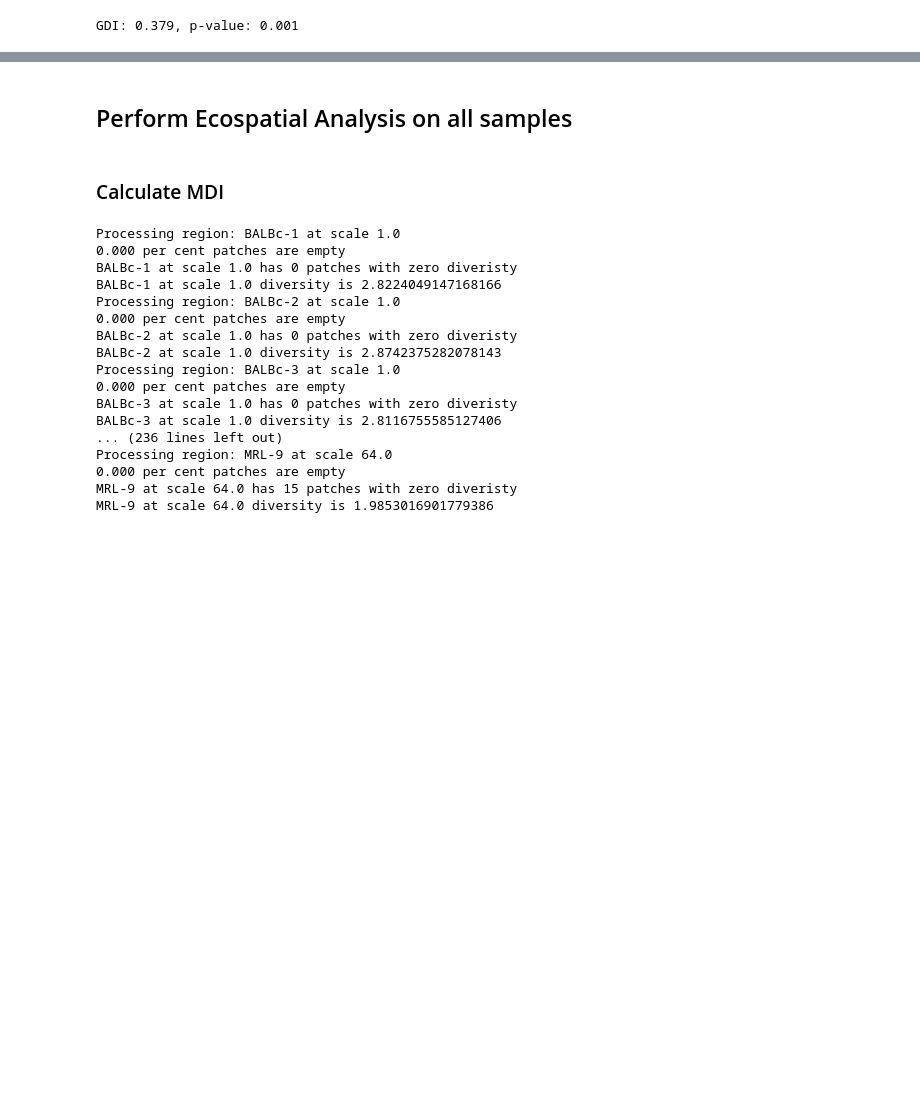
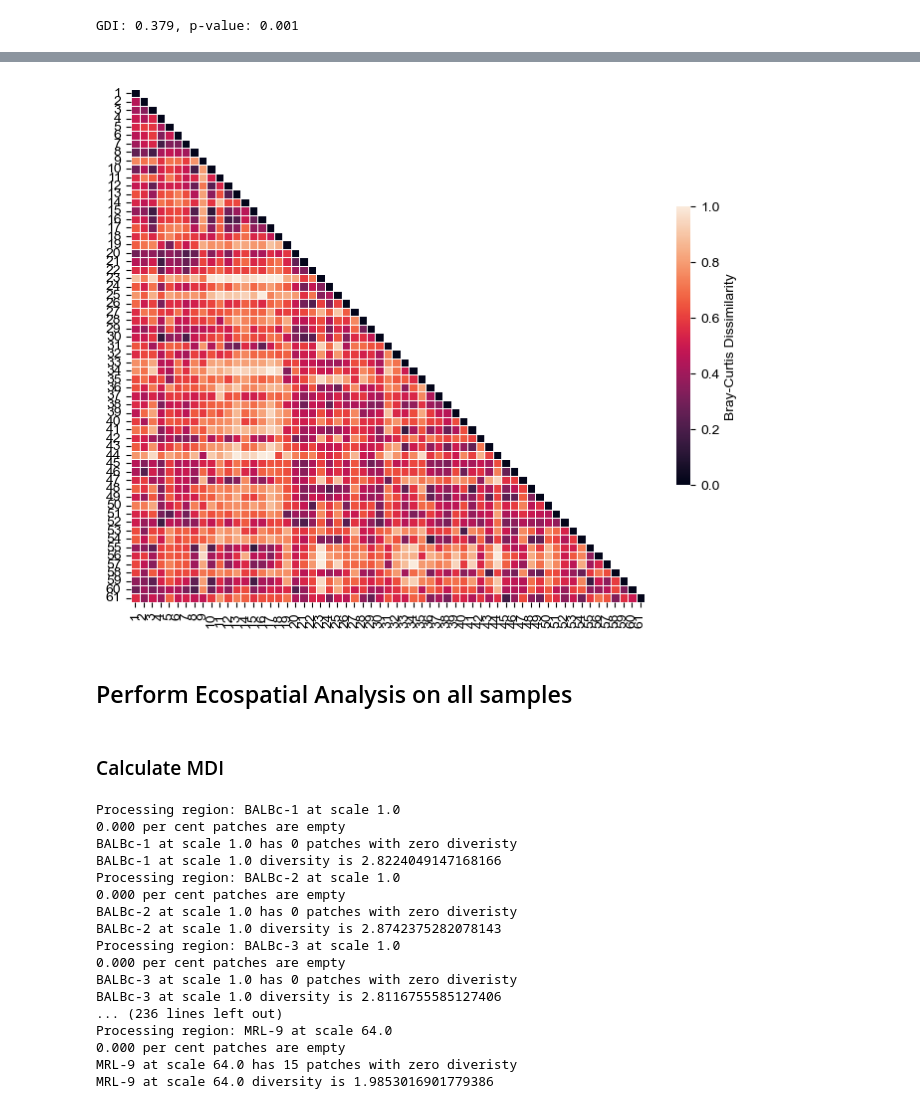
Before and after one commit to Feanor007/MESA, a Jupyter notebook: docs/notebooks/tutorials/MESA_Tutorials.ipynb, the cells around one changed output, grey strips where cells are left out. Cells and saved outputs as stored; diff of their text form; code cells hidden in the pictures; blank space fills up the shorter version.

```diff
--- a/docs/notebooks/tutorials/MESA_Tutorials.ipynb
+++ b/docs/notebooks/tutorials/MESA_Tutorials.ipynb
@@ -161,3 +249,35 @@ DPI: 183.256
+# %%
+island_comp = island_comp.div(island_comp.sum(axis=1), axis=0)
+island_comp_filled = island_comp.fillna(0)
+
+# Calculate Bray-Curtis distance
+distances = pdist(island_comp_filled.values, metric='braycurtis')
+
+# Convert the condensed distance matrix to a square matrix
+distance_matrix = squareform(distances)
+
+# Create a mask for the upper triangle
+mask = np.triu(np.ones_like(distance_matrix, dtype=bool),k=1)
+
+plt.figure(figsize=(7, 6))
+axis_labels = np.arange(1, len(distance_matrix)+1)
+sns.heatmap(distance_matrix,
+            mask=mask,
+            cmap='rocket',
+            vmin=0.0,
+            vmax=1.0,
+            annot=False,
+            square=True,
+            linewidths=.5,
+            xticklabels=axis_labels,
+            yticklabels=axis_labels,
+            cbar_kws={"shrink": .5, "label": "Bray-Curtis Dissimilarity"})
+
+plt.title('')
+plt.tight_layout()
+plt.show()
+# %% [output]
+[figure, added]
 # %% [markdown]
 ## Perform Ecospatial Analysis on all samples
 # %%
```
Also changed, not shown: parts of 11 cells of this notebook, 14 other files.
